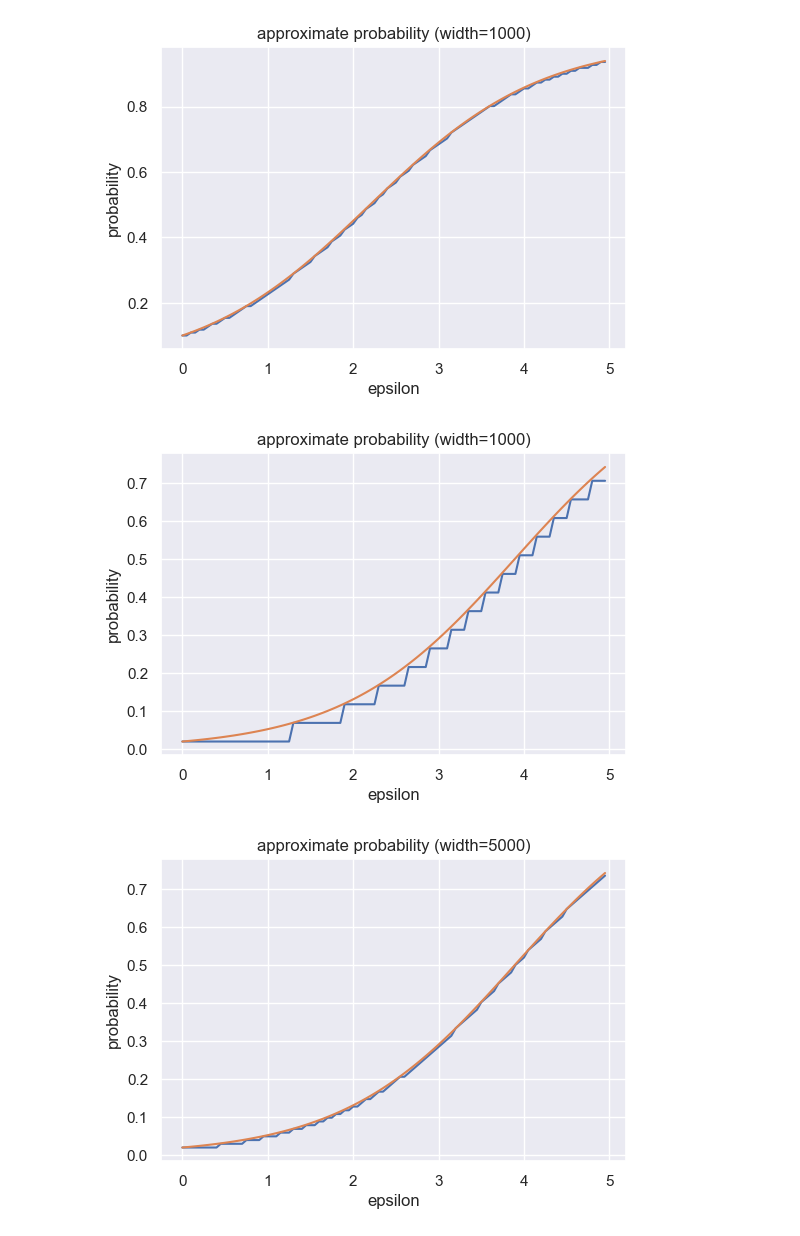
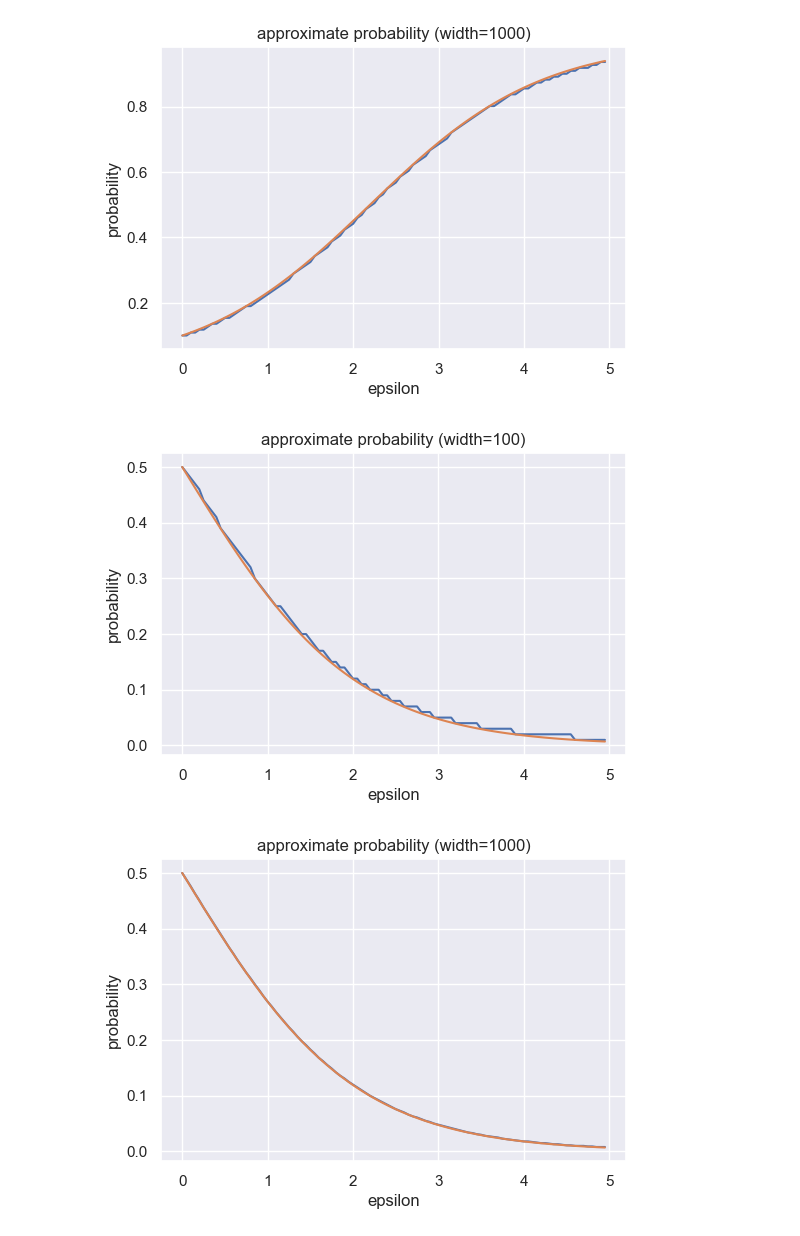
Before and after one commit to FumiyukiKato/verifiable-ldp, a Jupyter notebook: notebook/visualize.ipynb, the cells around one changed output. Cells and saved outputs as stored; diff of their text form; code cells hidden in the pictures.

```diff
--- a/notebook/visualize.ipynb
+++ b/notebook/visualize.ipynb
@@ -81,36 +81,36 @@ fig.savefig('dsp-width1000-cate10.png')
 [figure]
 # %%
 epsilon = 5
-width = 1000
-cate_num = 50
+width = 100
+cate_num = 10
 categories = list(range(0, cate_num))
 
 data = {'epsilon': [], 'probability': []}
 correct_data = {'epsilon': [], 'probability': []}
 
 for i in range(0, 100):
     eps = epsilon * i / 100
-    d, l, n, z = krr.buildKrrParams(eps, width, categories)
+    d, l, n = oue.buildOueParams(eps, width, categories)
     data['epsilon'].append(eps)
     data['probability'].append(l/n)
-    ratio = np.exp(eps) / ((d-1) + np.exp(eps))
+    ratio = 1 / (np.exp(eps) + 1)
     correct_data['epsilon'].append(eps)
     correct_data['probability'].append(ratio)
 
 fig = plt.figure(dpi=100)
 ax1 = fig.add_subplot(1, 1, 1)
 
 sns.lineplot(x="epsilon", y="probability", data=data, ax=ax1)
 sns.lineplot(x="epsilon", y="probability", data=correct_data, ax=ax1)
 ax1.set_title('approximate probability (width=%d)'% width)
 plt.show()
-fig.savefig('dsp-width1000-cate50.png')
+fig.savefig('oue-width100-cate50.png')
 # %% [output]
-[figure, old version]
+[figure, new version]
 # %%
 epsilon = 5
-width = 5000
-cate_num = 50
+width = 1000
+cate_num = 10
 categories = list(range(0, cate_num))
 
 data = {'epsilon': [], 'probability': []}
@@ -118,10 +118,10 @@ correct_data = {'epsilon': [], 'probability': []}
 
 for i in range(0, 100):
     eps = epsilon * i / 100
-    d, l, n, z = krr.buildKrrParams(eps, width, categories)
+    d, l, n = oue.buildOueParams(eps, width, categories)
     data['epsilon'].append(eps)
     data['probability'].append(l/n)
-    ratio = np.exp(eps) / ((d-1) + np.exp(eps))
+    ratio = 1 / (np.exp(eps) + 1)
     correct_data['epsilon'].append(eps)
     correct_data['probability'].append(ratio)
 
@@ -132,8 +132,8 @@ sns.lineplot(x="epsilon", y="probability", data=data, ax=ax1)
 sns.lineplot(x="epsilon", y="probability", data=correct_data, ax=ax1)
 ax1.set_title('approximate probability (width=%d)'% width)
 plt.show()
-fig.savefig('dsp-width5000-cate50.png')
+fig.savefig('oue-width100-cate50.png')
 # %% [output]
-[figure, old version]
+[figure, new version]
 # %% [markdown]
 ## Methods KRR, OUE, OLH
```
Also changed, not shown: parts of 7 cells of this notebook, 3 other files.
